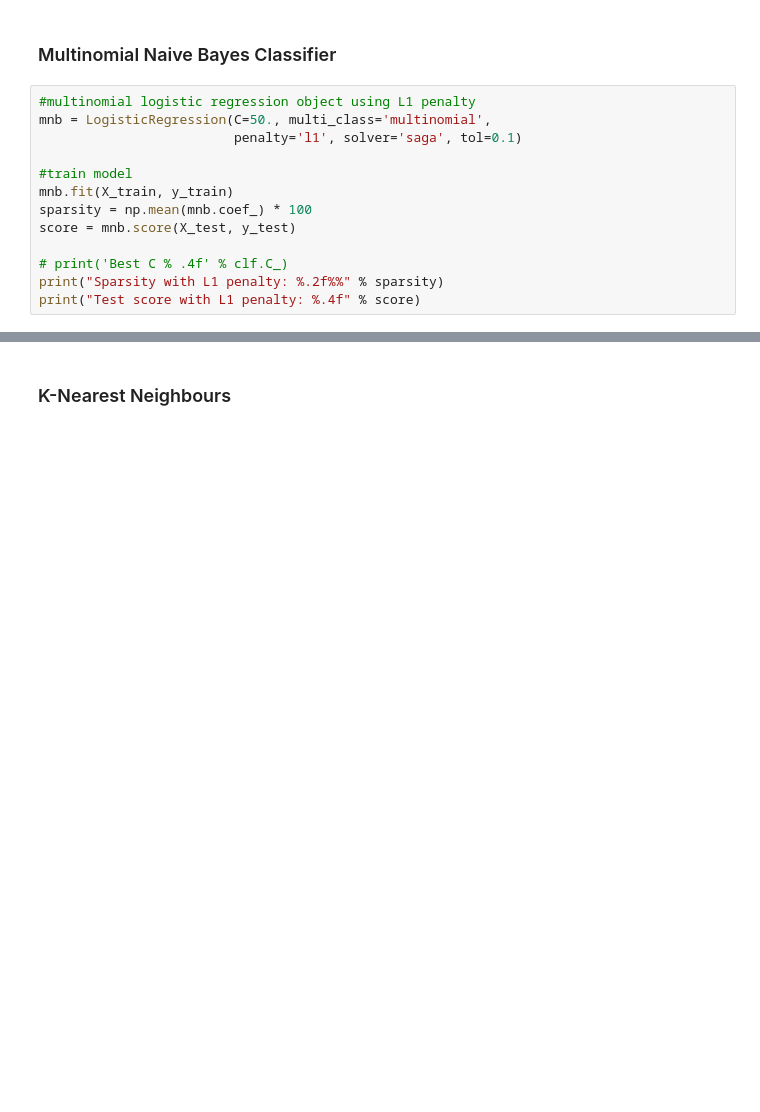
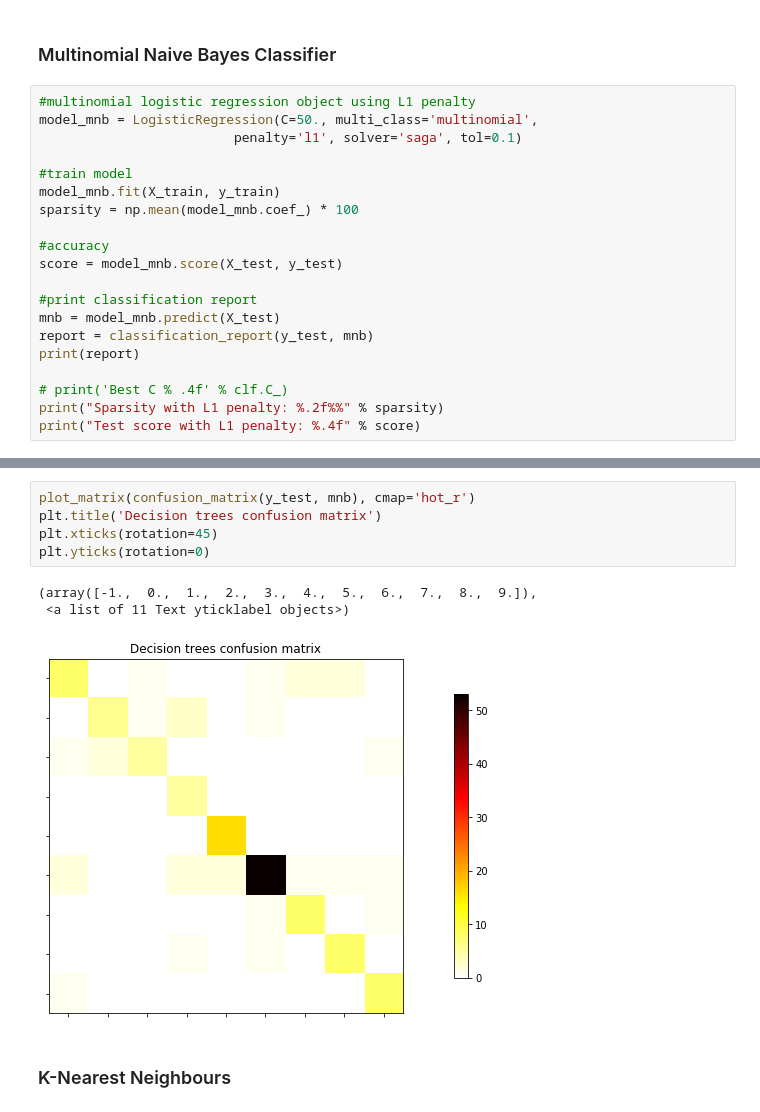
Before and after one commit to brainhack-school2020/BHS_project_SRastegarnia, a Jupyter notebook: Classifiers.ipynb, the cells around one changed output, grey strips where cells are left out. Cells and saved outputs as stored; diff of their text form; blank space fills up the shorter version.

```diff
--- a/Classifiers.ipynb
+++ b/Classifiers.ipynb
@@ -117,13 +129,20 @@ print(prediction_accuracy_dtc)
 ### Multinomial Naive Bayes Classifier
 # %%
 #multinomial logistic regression object using L1 penalty
-mnb = LogisticRegression(C=50., multi_class='multinomial',
+model_mnb = LogisticRegression(C=50., multi_class='multinomial',
                          penalty='l1', solver='saga', tol=0.1)
 
 #train model
-mnb.fit(X_train, y_train)
-sparsity = np.mean(mnb.coef_) * 100
-score = mnb.score(X_test, y_test)
+model_mnb.fit(X_train, y_train)
+sparsity = np.mean(model_mnb.coef_) * 100
+
+#accuracy
+score = model_mnb.score(X_test, y_test)
+
+#print classification report
+mnb = model_mnb.predict(X_test)
+report = classification_report(y_test, mnb)
+print(report)
 
 # print('Best C % .4f' % clf.C_)
 print("Sparsity with L1 penalty: %.2f%%" % sparsity)
@@ -150,3 +186,12 @@ print(prediction_accuracy_mnb)
+# %%
+plot_matrix(confusion_matrix(y_test, mnb), cmap='hot_r')
+plt.title('Decision trees confusion matrix')
+plt.xticks(rotation=45)
+plt.yticks(rotation=0)
+# %% [output]
+(array([-1.,  0.,  1.,  2.,  3.,  4.,  5.,  6.,  7.,  8.,  9.]),
+ <a list of 11 Text yticklabel objects>)
+[figure, added]
 # %% [markdown]
 ### K-Nearest Neighbours
 # %%
```
Also changed, not shown: parts of 31 cells of this notebook, 1 other file.
